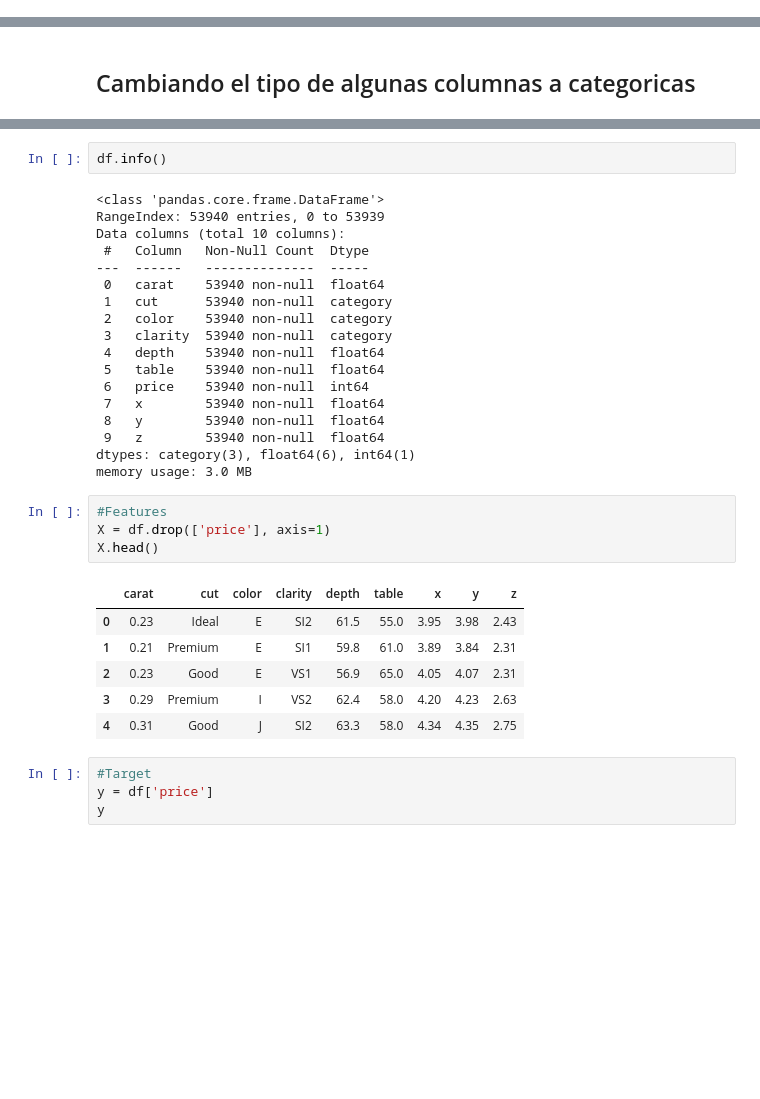
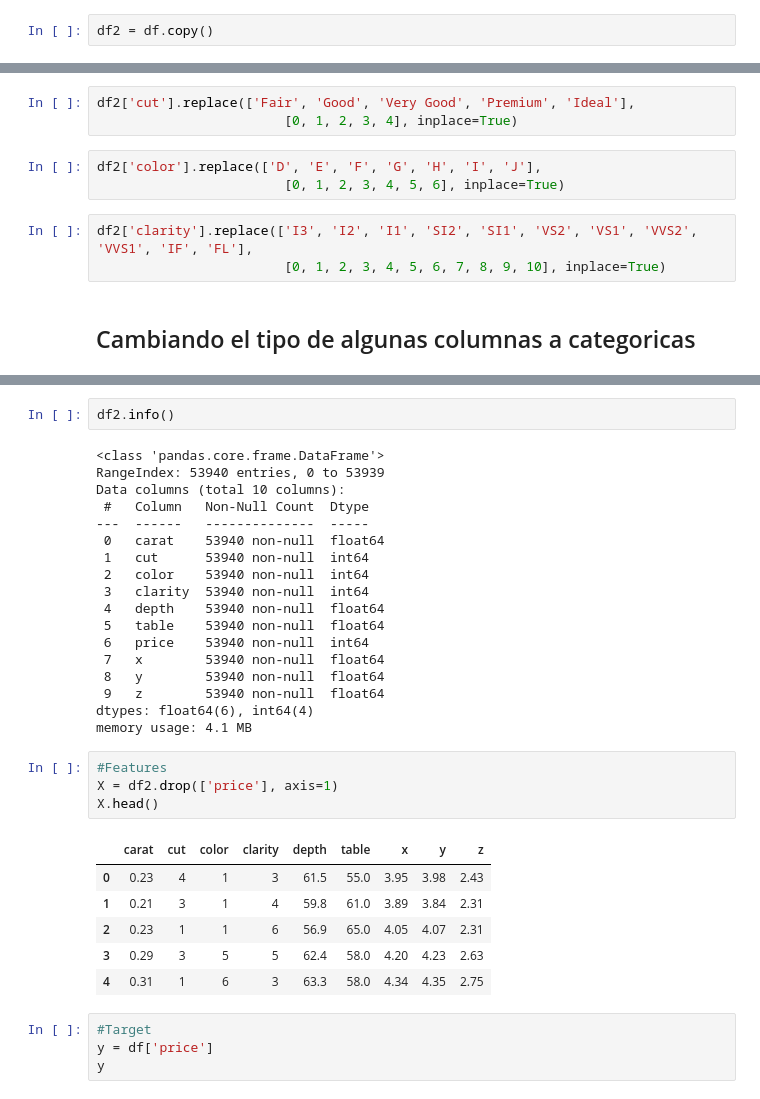
Before and after one commit to giocarro/Ciencia_de_datos, a Jupyter notebook: Diamonds_analysis.ipynb, the cells around one changed output, grey strips where cells are left out. Drawn from its saved outputs; the diff is of its cells as text; blank space fills up the shorter version.

```diff
--- a/Diamonds_analysis.ipynb
+++ b/Diamonds_analysis.ipynb
@@ -49,3 +49,5 @@ df
 | 53938 | 0.86 | Premium | H | SI2 | 61.0 | 58.0 | 2757 | 6.15 | 6.12 | 3.74 |
 | 53939 | 0.75 | Ideal | D | SI2 | 62.2 | 55.0 | 2757 | 5.83 | 5.87 | 3.64 |
 53940 rows × 10 columns
+# %%
+df2 = df.copy()
@@ -89,3 +106,12 @@ array(['SI2', 'SI1', 'VS1', 'VS2', 'VVS2', 'VVS1', 'I1', 'IF'],
+# %%
+df2['cut'].replace(['Fair', 'Good', 'Very Good', 'Premium', 'Ideal'],
+                        [0, 1, 2, 3, 4], inplace=True)
+# %%
+df2['color'].replace(['D', 'E', 'F', 'G', 'H', 'I', 'J'],
+                        [0, 1, 2, 3, 4, 5, 6], inplace=True)
+# %%
+df2['clarity'].replace(['I3', 'I2', 'I1', 'SI2', 'SI1', 'VS2', 'VS1', 'VVS2', 'VVS1', 'IF', 'FL'],
+                        [0, 1, 2, 3, 4, 5, 6, 7, 8, 9, 10], inplace=True)
 # %% [markdown]
 ## Cambiando el tipo de algunas columnas a categoricas
 # %%
@@ -112,5 +131,5 @@ df.head()
 # %%
-df.info()
+df2.info()
 # %% [output]
 <class 'pandas.core.frame.DataFrame'>
 RangeIndex: 53940 entries, 0 to 53939
@@ -118,28 +137,28 @@ Data columns (total 10 columns):
  #   Column   Non-Null Count  Dtype
 ---  ------   --------------  -----
  0   carat    53940 non-null  float64
- 1   cut      53940 non-null  category
- 2   color    53940 non-null  category
- 3   clarity  53940 non-null  category
+ 1   cut      53940 non-null  int64
+ 2   color    53940 non-null  int64
+ 3   clarity  53940 non-null  int64
  4   depth    53940 non-null  float64
  5   table    53940 non-null  float64
  6   price    53940 non-null  int64
  7   x        53940 non-null  float64
  8   y        53940 non-null  float64
  9   z        53940 non-null  float64
-dtypes: category(3), float64(6), int64(1)
-memory usage: 3.0 MB
+dtypes: float64(6), int64(4)
+memory usage: 4.1 MB
 # %%
 #Features
-X = df.drop(['price'], axis=1)
+X = df2.drop(['price'], axis=1)
 X.head()
 # %% [output]
 |  | carat | cut | color | clarity | depth | table | x | y | z |
-| 0 | 0.23 | Ideal | E | SI2 | 61.5 | 55.0 | 3.95 | 3.98 | 2.43 |
-| 1 | 0.21 | Premium | E | SI1 | 59.8 | 61.0 | 3.89 | 3.84 | 2.31 |
-| 2 | 0.23 | Good | E | VS1 | 56.9 | 65.0 | 4.05 | 4.07 | 2.31 |
-| 3 | 0.29 | Premium | I | VS2 | 62.4 | 58.0 | 4.20 | 4.23 | 2.63 |
-| 4 | 0.31 | Good | J | SI2 | 63.3 | 58.0 | 4.34 | 4.35 | 2.75 |
+| 0 | 0.23 | 4 | 1 | 3 | 61.5 | 55.0 | 3.95 | 3.98 | 2.43 |
+| 1 | 0.21 | 3 | 1 | 4 | 59.8 | 61.0 | 3.89 | 3.84 | 2.31 |
+| 2 | 0.23 | 1 | 1 | 6 | 56.9 | 65.0 | 4.05 | 4.07 | 2.31 |
+| 3 | 0.29 | 3 | 5 | 5 | 62.4 | 58.0 | 4.20 | 4.23 | 2.63 |
+| 4 | 0.31 | 1 | 6 | 3 | 63.3 | 58.0 | 4.34 | 4.35 | 2.75 |
 # %%
 #Target
 y = df['price']
```
Also changed, not shown: parts of 10 cells of this notebook.
